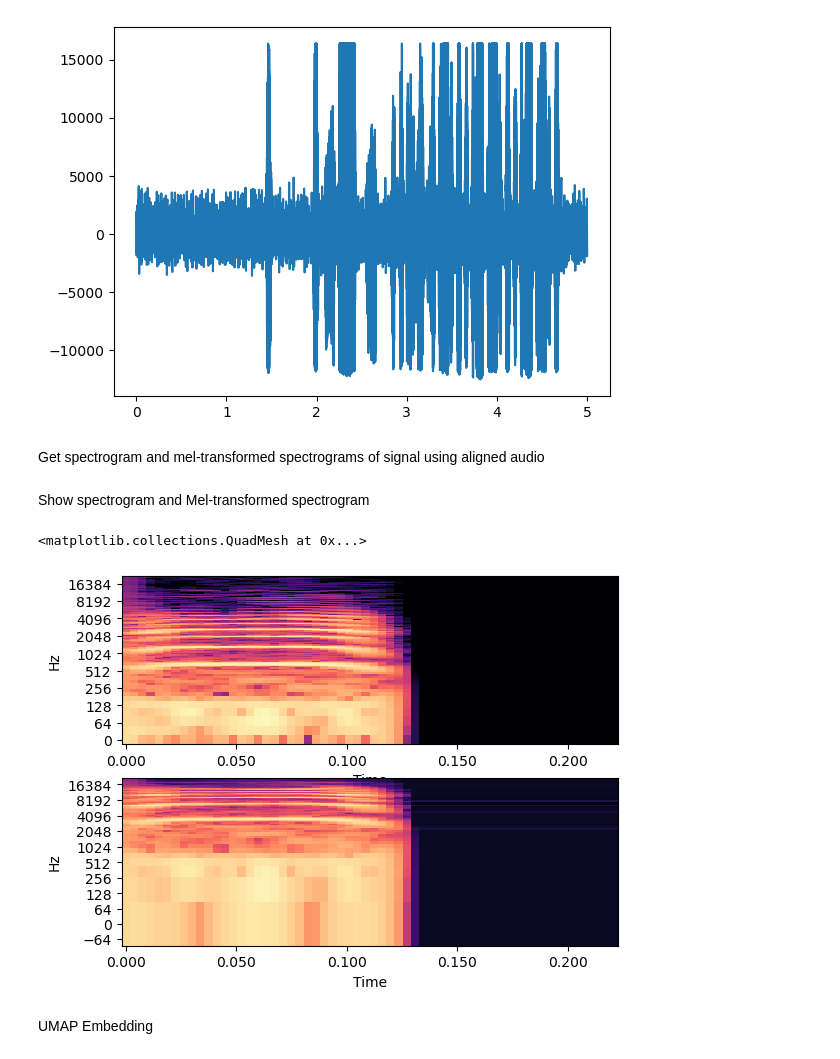
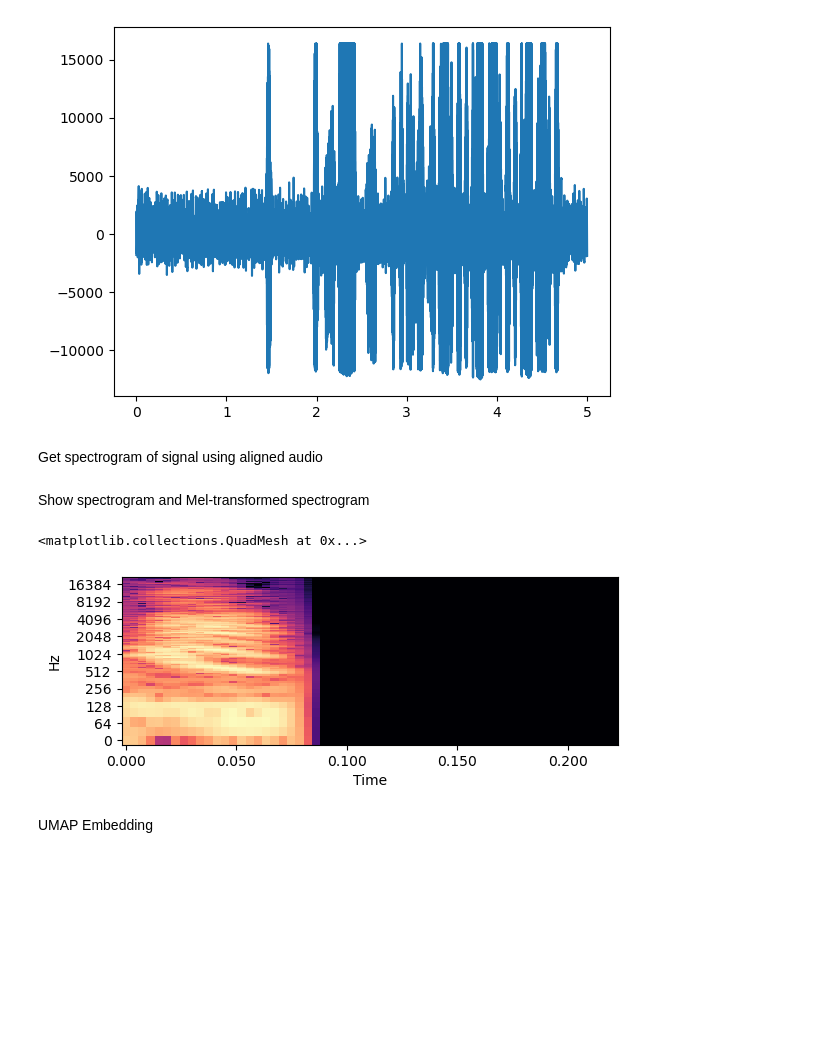
Before and after one commit to nriveira/birdsong, a Jupyter notebook: umap_syllables.ipynb, the cells around one changed output. Drawn from its saved outputs; the diff is of its cells as text; code cells hidden in the pictures; blank space fills up the shorter version.

```diff
--- a/umap_syllables.ipynb
+++ b/umap_syllables.ipynb
@@ -18,7 +18,7 @@ plt.plot(t_song[:fs*disp_t], audio[:fs*disp_t])
 [<matplotlib.lines.Line2D at 0x...>]
 [figure]
 # %% [markdown]
-Get spectrogram and mel-transformed spectrograms of signal using aligned audio
+Get spectrogram of signal using aligned audio
 # %%
 # load in data from csv file
 notes = pd.read_csv('2023_03_31_7_03_30_annotated.txt', sep='\t',
@@ -42,35 +42,20 @@ notes['stft'] = notes['audio'].apply(lambda x:
                                      librosa.stft(x.astype(float),
                                                   n_fft=n_fft,
                                                   hop_length=hop_length)))
-# %%
-# Also get mel spectrogram transformation from stft
-notes['mel_spec'] = notes['stft'].apply(lambda x:
-                                        librosa.feature.melspectrogram(S=x,
-                                                                       sr=fs,
-                                                                       n_fft=n_fft,
-                                                                       hop_length=hop_length))
 # %% [markdown]
 Show spectrogram and Mel-transformed spectrogram
 # %%
-num = 4
+num = 0
 plt.subplot(2,1,1)
 librosa.display.specshow(librosa.amplitude_to_db(notes['stft'][num],
                                          ref=np.max),
                                          sr=fs,
                                          hop_length=hop_length,
                                          x_axis='time',
                                          y_axis='log')
-
-plt.subplot(2,1,2)
-librosa.display.specshow(librosa.amplitude_to_db(notes['mel_spec'][num],
-                                         ref=np.max),
-                                         sr=fs,
-                                         hop_length=hop_length,
-                                         x_axis='time',
-                                         y_axis='log')
 # %% [output]
 <matplotlib.collections.QuadMesh at 0x...>
-[figure, old version]
+[figure, new version]
 # %% [markdown]
 UMAP Embedding
 # %%
```
Also changed, not shown: parts of 1 cell of this notebook, 9 other files.
